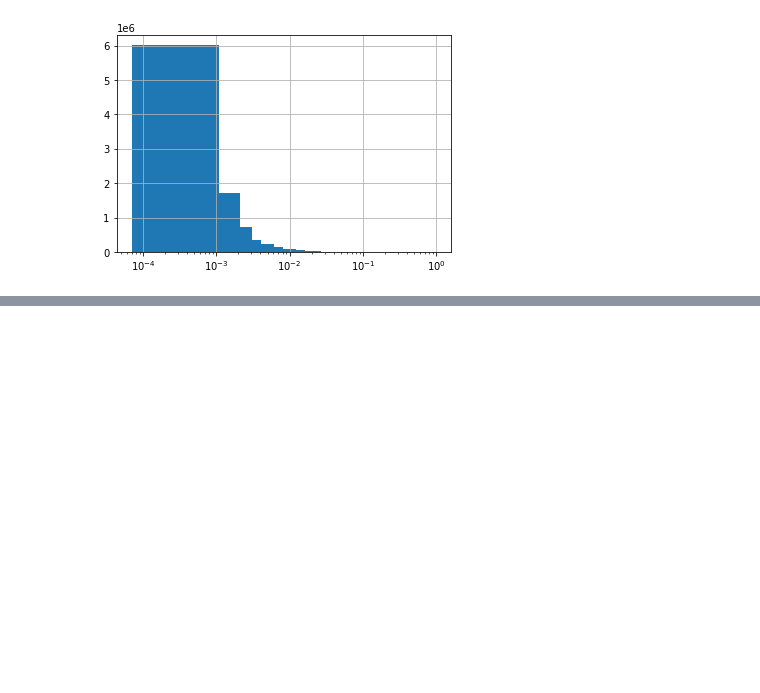
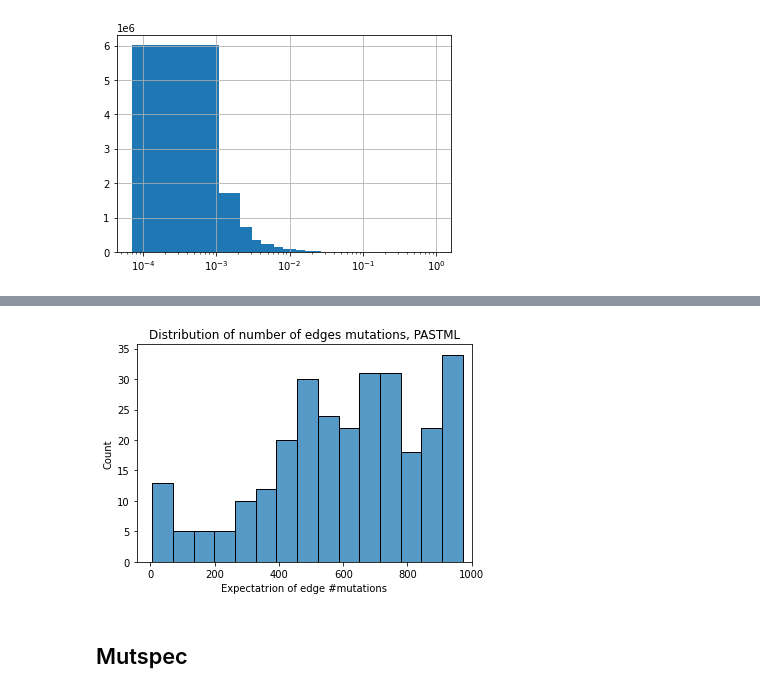
Before and after one commit to mitoclub/PyMutSpec, a Jupyter notebook: notebooks/pastml_report.ipynb, the cells around one changed output, grey strips where cells are left out. Drawn from its saved outputs; the diff is of its cells as text; code cells hidden in the pictures; blank space fills up the shorter version.

```diff
--- a/notebooks/pastml_report.ipynb
+++ b/notebooks/pastml_report.ipynb
@@ -132,0 +139,7 @@ mut_proba.groupby("MutBase").ProbaFull.sum().sort_index().plot.bar();
+# %%
+path_to_mutations_pastml = "../data/processed/nematoda/pastml/mutations.csv"
+
+mut_pastml = pd.read_csv(path_to_mutations_pastml, sep='\t')
+mut_pastml["MutBase"] = mut_pastml["Mut"].str.slice(2, 5)
+print(mut_pastml.shape)
+mut_pastml.head()
@@ -132,0 +200,10 @@ mut_proba.groupby("MutBase").ProbaFull.sum().sort_index().plot.bar();
+# %%
+sns.histplot(mut_pastml.groupby("AltNode").ProbaFull.sum(), bins=15)
+plt.title("Distribution of number of edges mutations, PASTML")
+plt.xlabel("Expectatrion of edge #mutations")
+plt.xlim(None, 1000)
+plt.show()
+# %% [output]
+[figure, added]
+# %% [markdown]
+## Mutspec
```
Also changed, not shown: parts of 20 cells of this notebook, 2 other files.
